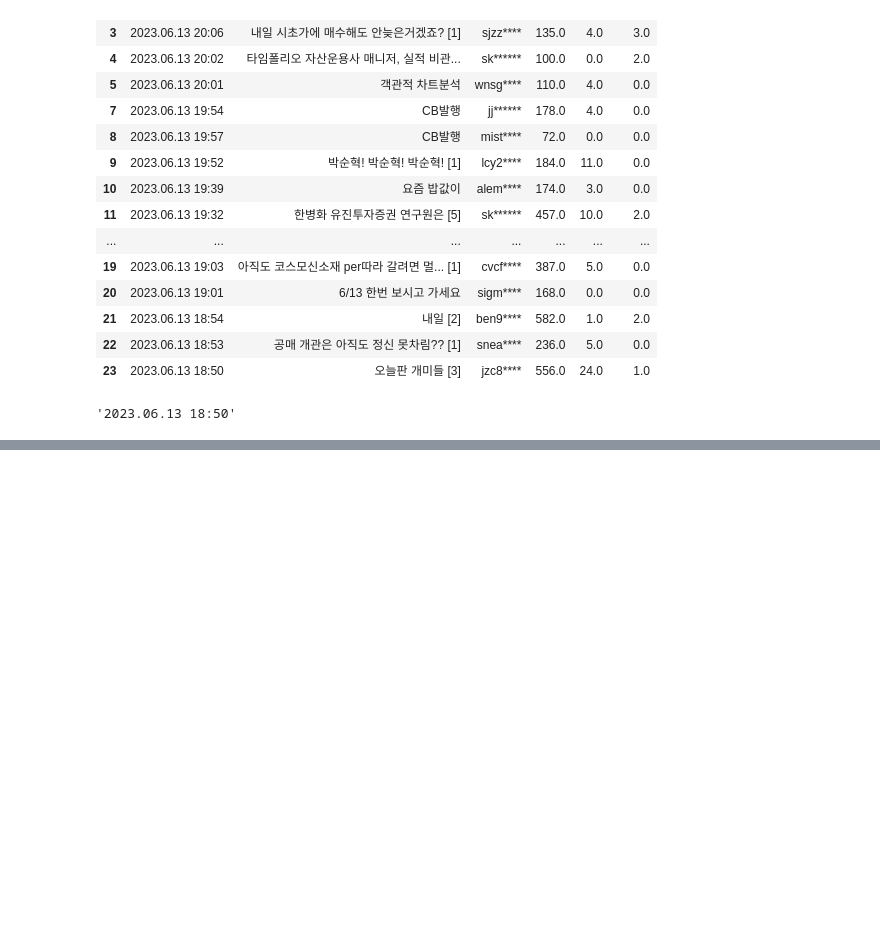
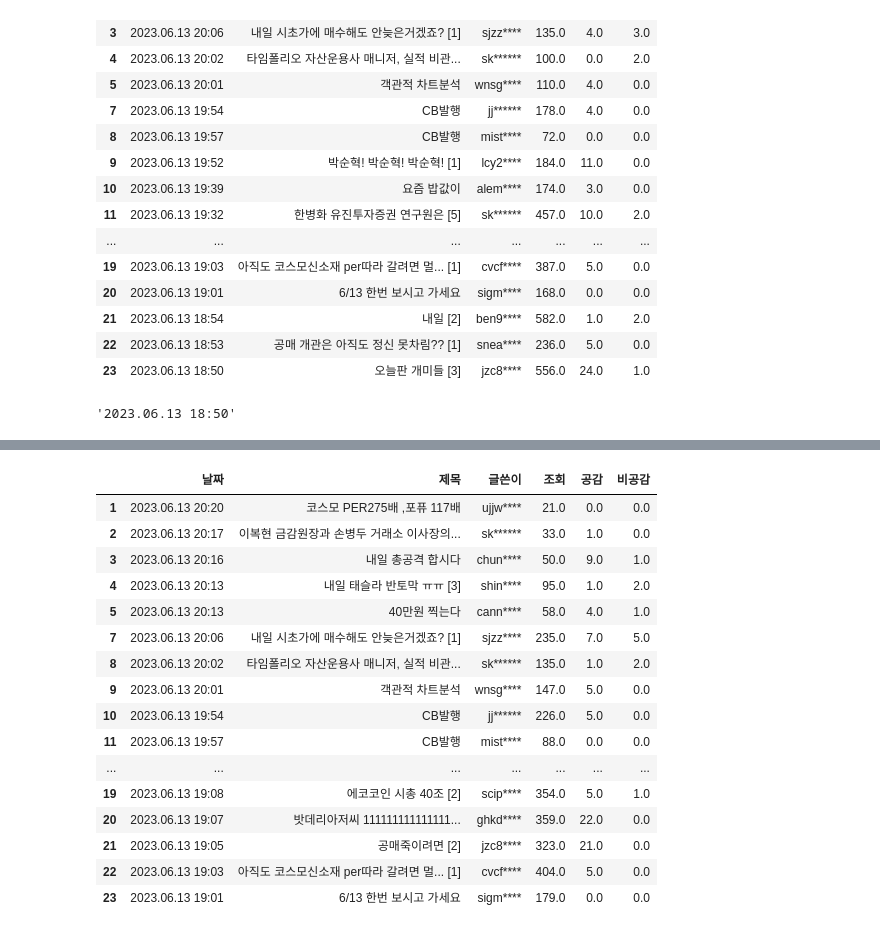
Before and after one commit to gaeju/crawling, a Jupyter notebook: 네이버증권토론실.ipynb, the cells around one changed output, grey strips where cells are left out. Cells and saved outputs as stored; diff of their text form; code cells hidden in the pictures; blank space fills up the shorter version.

```diff
--- a/네이버증권토론실.ipynb
+++ b/네이버증권토론실.ipynb
@@ -122,31 +138,49 @@ ValueError: ignored
 # %%
 def get_day_list(item_code, page_no):
     url = f'https://finance.naver.com/item/board.naver?code={item_code}&page={page_no}'
     headers = {'user-agent':'Mozilla/5.0'}
     response = requests.get(url, headers = headers)
 
     table = pd.read_html(response.text)
     table = table[1]
     temp = table.drop('Unnamed: 6', axis = 1)
     temp = temp.dropna()
     return temp
 
 def every_list(item_code, page_no):
     import time
     item_list = []
 
 
     while True:
         gdl = get_day_list(item_code, page_no)
         day = gdl.iloc[-1,0]
         item_list.append(gdl)
 
-        if day <= '2023.01.10':
+        if day >= '2023.06.12':
             break
 
         page_no += 1
         time.sleep(0.01)
 
     return pd.concat(item_list)
 
 every_list('247540', 1)
+# %% [output]
+|  | 날짜 | 제목 | 글쓴이 | 조회 | 공감 | 비공감 |
+| 1 | 2023.06.13 20:20 | 코스모 PER275배 ,포퓨 117배 | ujjw**** | 21.0 | 0.0 | 0.0 |
+| 2 | 2023.06.13 20:17 | 이복현 금감원장과 손병두 거래소 이사장의... | sk****** | 33.0 | 1.0 | 0.0 |
+| 3 | 2023.06.13 20:16 | 내일 총공격 합시다 | chun**** | 50.0 | 9.0 | 1.0 |
+| 4 | 2023.06.13 20:13 | 내일 태슬라 반토막 ㅠㅠ [3] | shin**** | 95.0 | 1.0 | 2.0 |
+| 5 | 2023.06.13 20:13 | 40만원 찍는다 | cann**** | 58.0 | 4.0 | 1.0 |
+| 7 | 2023.06.13 20:06 | 내일 시초가에 매수해도 안늦은거겠죠? [1] | sjzz**** | 235.0 | 7.0 | 5.0 |
+| 8 | 2023.06.13 20:02 | 타임폴리오 자산운용사 매니저, 실적 비관... | sk****** | 135.0 | 1.0 | 2.0 |
+| 9 | 2023.06.13 20:01 | 객관적 차트분석 | wnsg**** | 147.0 | 5.0 | 0.0 |
+| 10 | 2023.06.13 19:54 | CB발행 | jj****** | 226.0 | 5.0 | 0.0 |
+| 11 | 2023.06.13 19:57 | CB발행 | mist**** | 88.0 | 0.0 | 0.0 |
+| ... | ... | ... | ... | ... | ... | ... |
+| 19 | 2023.06.13 19:08 | 에코코인 시총 40조 [2] | scip**** | 354.0 | 5.0 | 1.0 |
+| 20 | 2023.06.13 19:07 | 밧데리아저씨 111111111111111... | ghkd**** | 359.0 | 22.0 | 0.0 |
+| 21 | 2023.06.13 19:05 | 공매죽이려면 [2] | jzc8**** | 323.0 | 21.0 | 0.0 |
+| 22 | 2023.06.13 19:03 | 아직도 코스모신소재 per따라 갈려면 멀... [1] | cvcf**** | 404.0 | 5.0 | 0.0 |
+| 23 | 2023.06.13 19:01 | 6/13 한번 보시고 가세요 | sigm**** | 179.0 | 0.0 | 0.0 |
```
Also changed, not shown: parts of 1 cell of this notebook.
